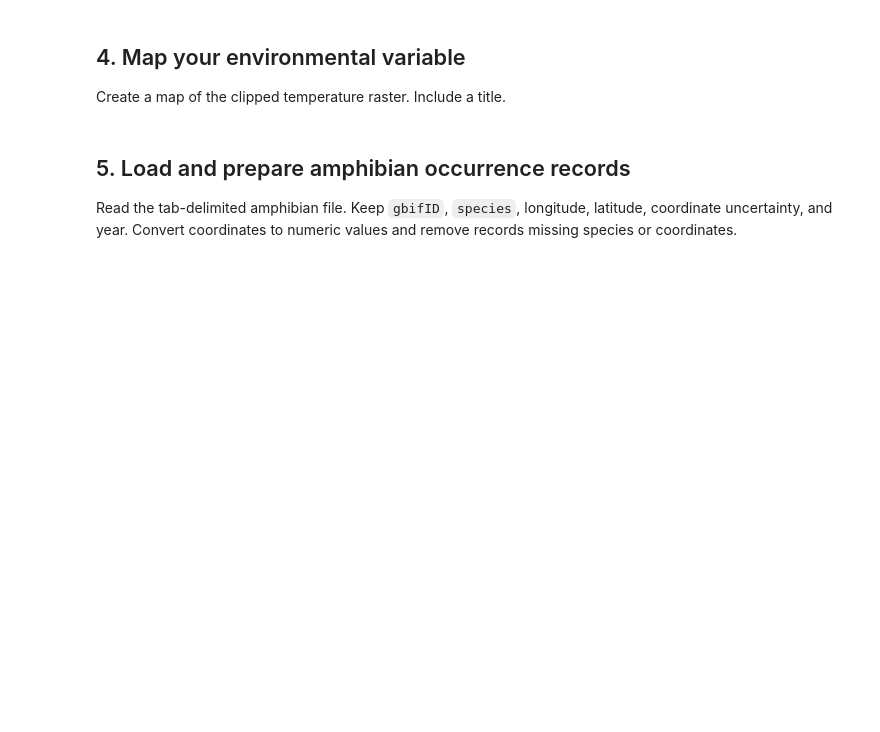
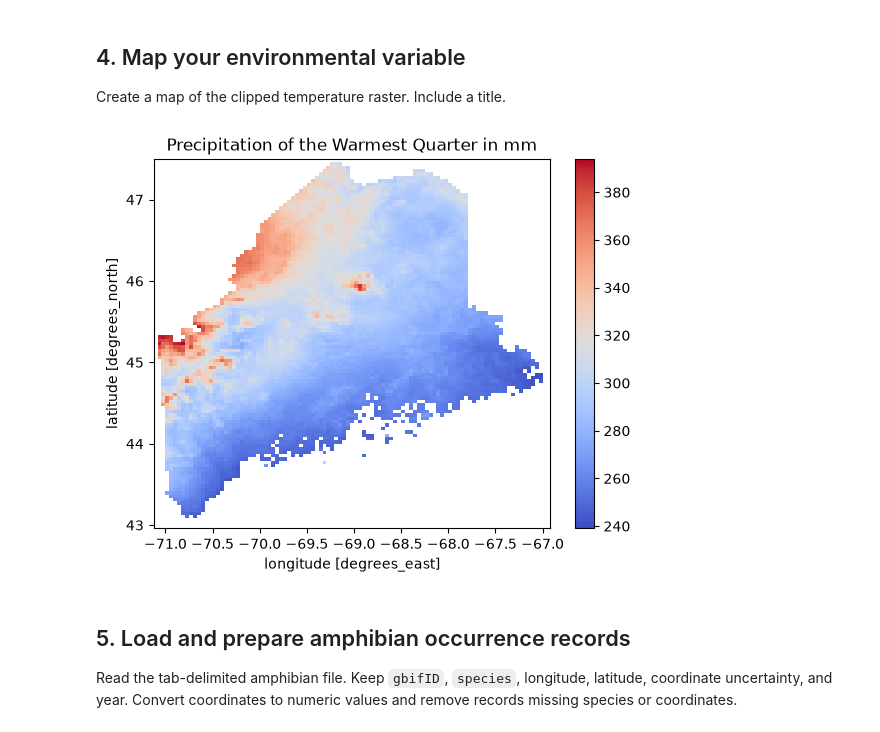
Before and after one commit to meganklutts/BIO597-SpatialBiodiversity, a Jupyter notebook: docs/assignments/Assignment-06-FirstPrinciplesSDM.ipynb, the cells around one changed output. Cells and saved outputs as stored; diff of their text form; code cells hidden in the pictures; blank space fills up the shorter version.

```diff
--- a/docs/assignments/Assignment-06-FirstPrinciplesSDM.ipynb
+++ b/docs/assignments/Assignment-06-FirstPrinciplesSDM.ipynb
@@ -45,3 +72,7 @@ boundary_path = "../labs/ME_ShapeFiles/Maine_State_Boundary.shp"
 # Read the boundary.
 # Print its shape and CRS.
 # Dissolve it to one row.
+
+maine_boundary = gpd.read_file(boundary_path)
+print(maine_boundary.shape)
+print(maine_boundary.crs)
@@ -50,19 +84,41 @@ boundary_path = "../labs/ME_ShapeFiles/Maine_State_Boundary.shp"
 
 Select one environmental variable of your choosing that is NOT mean annual temperature. You can choose one you think will work well or one you think is less important for the study organism. Open the variable .tif file with `masked=True`, clip it to Maine, and remove the band dimension with `squeeze()`.
 # %%
-bioclim_path = Path("/home/jovyan/shared-readwrite/bioclim")
-bio1_path = bioclim_path / ___________________
+bioclim_path = Path("/home/jovyan/shared/bioclim")
+bio18_path = bioclim_path / "wc2.1_2.5m_bio_18.tif"
+# bio18 is the precipitation of the warmest quarter in mm
 
 # Open bio1 with rxr.open_rasterio().
+
+bio18_path = rxr.open_rasterio(
+    bio18_path,
+    masked=True,
+)
+
 # Clip it to the dissolved Maine boundary.
 # Squeeze out the band dimension.
 # Convert to degrees Celsius if needed.
+
+bio18_maine = bio18_path.rio.clip(
+    maine_boundary.geometry,
+    maine_boundary.crs,
+    drop=True,
+    from_disk=True,
+).squeeze()
+
+# did not need to convert as bio18 is measured in mm, not c
 # %% [markdown]
 ## 4. Map your environmental variable
 
 Create a map of the clipped temperature raster. Include a title.
 # %%
 # Plot annual mean temperature for Maine.
+
+bio18_maine.plot(cmap="coolwarm")
+plt.title("Precipitation of the Warmest Quarter in mm")
+plt.show()
+# %% [output]
+[figure, added]
 # %% [markdown]
 ## 5. Load and prepare amphibian occurrence records
 
```
Also changed, not shown: parts of 30 cells of this notebook.
